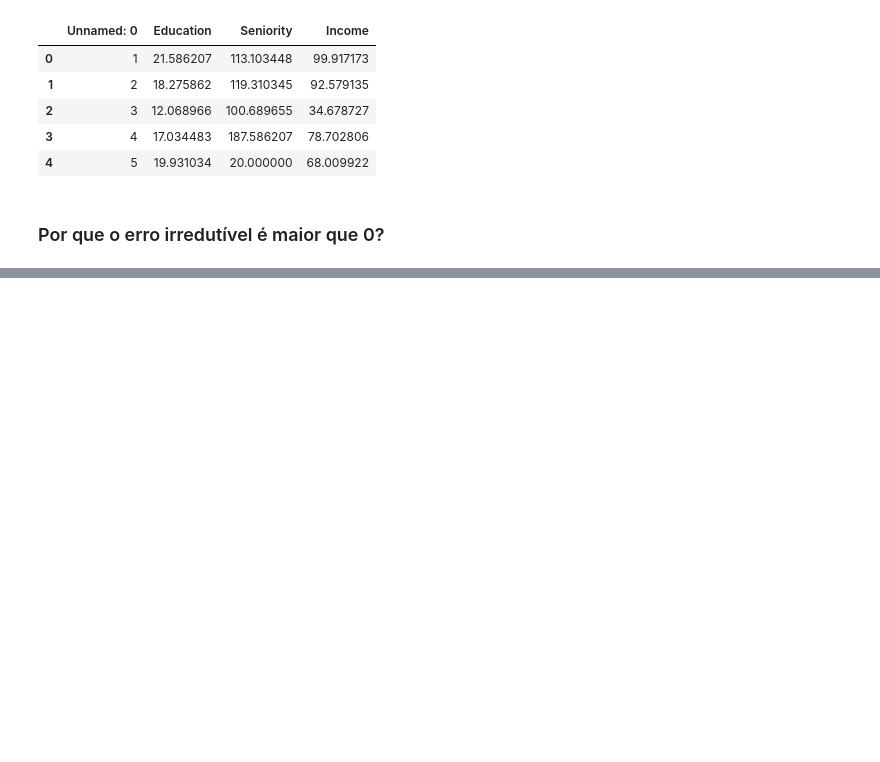
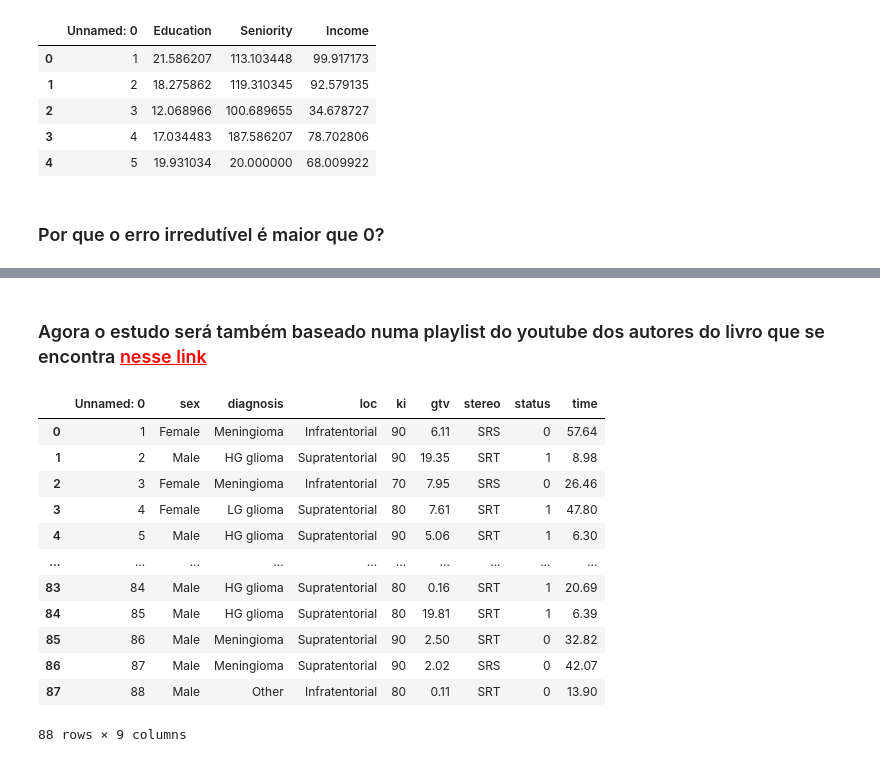
Before and after one commit to thiagocaveglion/introduction_to_statistical_learning, a Jupyter notebook: capitulo_2/capitulo_2.ipynb, the cells around one changed output, grey strips where cells are left out. Saved outputs shown, nothing was run; the diff lists cells and outputs as text; code cells hidden in the pictures; blank space fills up the shorter version.

Commit message:
U: estudos do dia 19/10

```diff
--- a/capitulo_2/capitulo_2.ipynb
+++ b/capitulo_2/capitulo_2.ipynb
@@ -80,0 +81,23 @@ plt.show()
+# %% [markdown]
+### Agora o estudo será também baseado numa playlist do youtube dos autores do livro que se encontra <a href="https://www.youtube.com/playlist?list=PLoROMvodv4rOzrYsAxzQyHb8n_RWNuS1e" style="color:red">nesse link</a>
+# %%
+import pandas as pd
+import matplotlib.pyplot as plt
+import seaborn as sns
+
+dataframe = pd.read_csv("./datasets/BrainCancer.csv")
+dataframe
+# %% [output]
+|  | Unnamed: 0 | sex | diagnosis | loc | ki | gtv | stereo | status | time |
+| 0 | 1 | Female | Meningioma | Infratentorial | 90 | 6.11 | SRS | 0 | 57.64 |
+| 1 | 2 | Male | HG glioma | Supratentorial | 90 | 19.35 | SRT | 1 | 8.98 |
+| 2 | 3 | Female | Meningioma | Infratentorial | 70 | 7.95 | SRS | 0 | 26.46 |
+| 3 | 4 | Female | LG glioma | Supratentorial | 80 | 7.61 | SRT | 1 | 47.80 |
+| 4 | 5 | Male | HG glioma | Supratentorial | 90 | 5.06 | SRT | 1 | 6.30 |
+| ... | ... | ... | ... | ... | ... | ... | ... | ... | ... |
+| 83 | 84 | Male | HG glioma | Supratentorial | 80 | 0.16 | SRT | 1 | 20.69 |
+| 84 | 85 | Male | HG glioma | Supratentorial | 80 | 19.81 | SRT | 1 | 6.39 |
+| 85 | 86 | Male | Meningioma | Supratentorial | 90 | 2.50 | SRT | 0 | 32.82 |
+| 86 | 87 | Male | Meningioma | Supratentorial | 90 | 2.02 | SRS | 0 | 42.07 |
+| 87 | 88 | Male | Other | Infratentorial | 80 | 0.11 | SRT | 0 | 13.90 |
+88 rows × 9 columns
```
Also changed, not shown: parts of 5 cells of this notebook, 1 other file.
